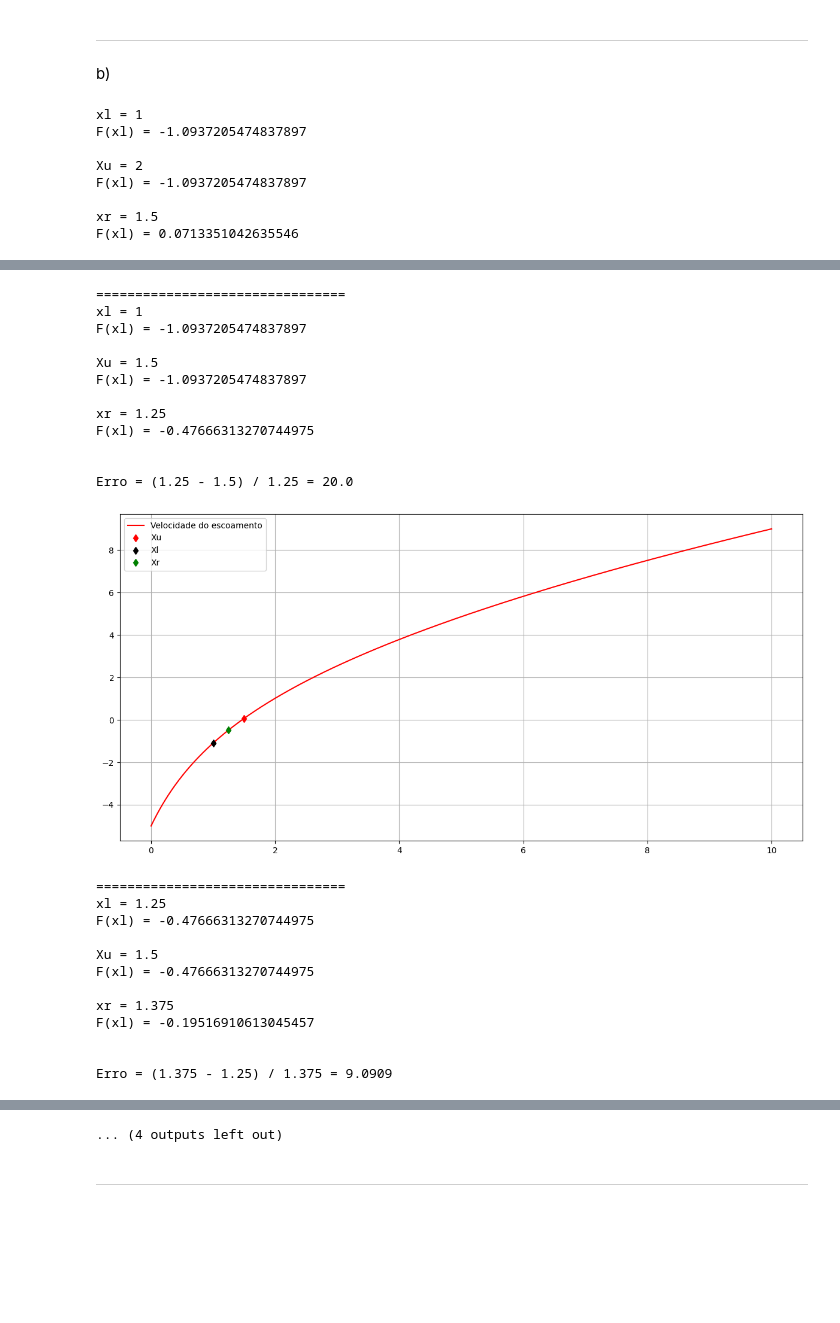
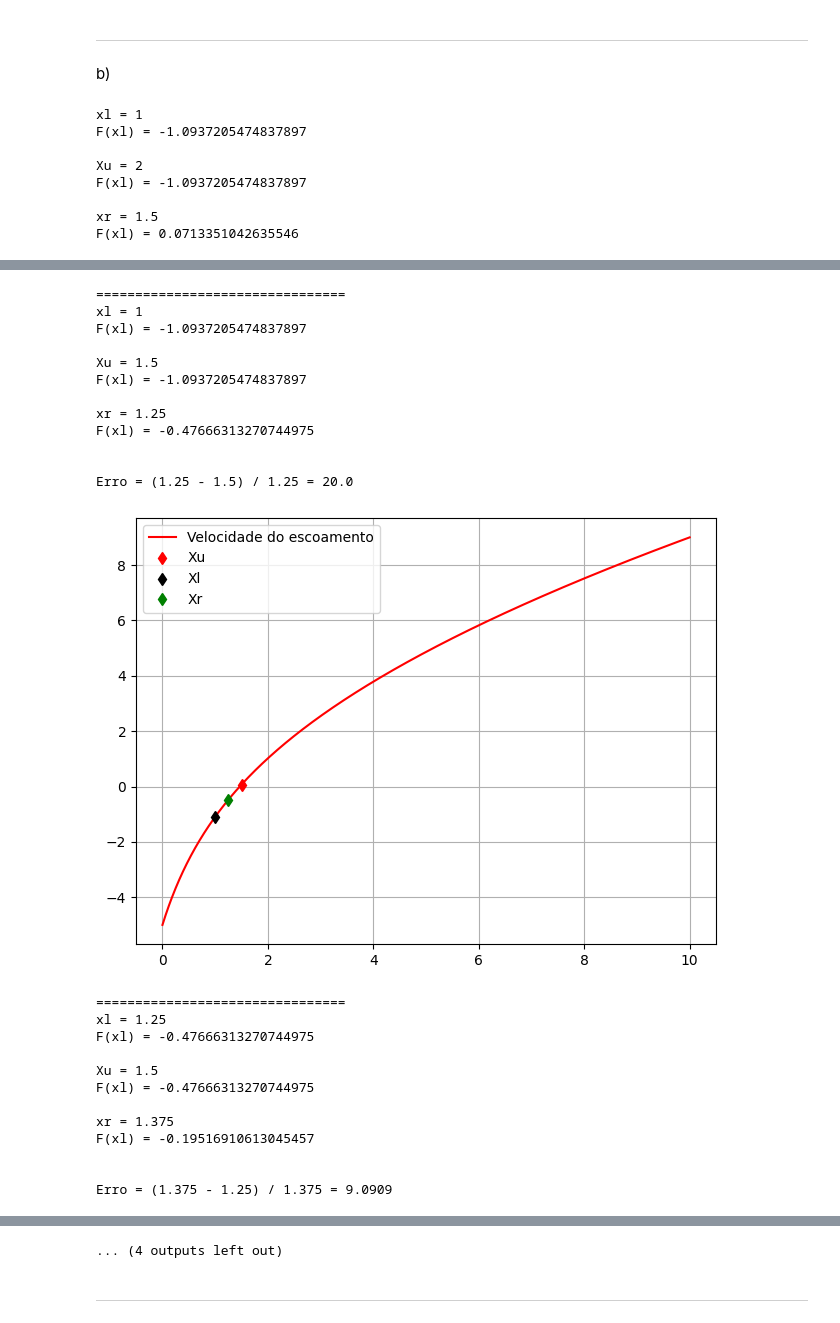
Before and after one commit to GabrielMPinho/Modelagem-Computacional, a Jupyter notebook: AC2/gabriel_manata_marcus_carvalho.ipynb, the cells around one changed output, grey strips where cells are left out. Drawn from its saved outputs; the diff is of its cells as text; code cells hidden in the pictures; blank space fills up the shorter version.

```diff
--- a/AC2/gabriel_manata_marcus_carvalho.ipynb
+++ b/AC2/gabriel_manata_marcus_carvalho.ipynb
@@ -137,7 +140,6 @@ def bissec(xl: int, xu: int):
         print(f"xl = {xl}\nF(xl) = {F(xl)}\n\nXu = {xu}\nF(xl) = {F(xl)}\n\nxr = {xr}\nF(xl) = {F(xr)}\n\n")
         print(f"Erro = ({xr} - {xr_antigo}) / {xr} = {erro}")
 
-        plt.figure(figsize=(12,6))
         plt.plot(pontosx, F(pontosx), "-r", label="Velocidade do escoamento")
         plt.plot(xu, F(xu), "rd", label="Xu")
         plt.plot(xl, F(xl), "kd", label="Xl")
@@ -147,34 +149,34 @@ def bissec(xl: int, xu: int):
         plt.legend()
         plt.show()
         plt.pause(2)
         print("================================")
     # ---------------------------------------------------
     return xr, erro
 
 bissec(1,2)
 # %% [output]
 xl = 1
 F(xl) = -1.0937205474837897
 
 Xu = 2
 F(xl) = -1.0937205474837897
 
 xr = 1.5
 F(xl) = 0.0713351042635546
 [figure]
 ================================
 xl = 1
 F(xl) = -1.0937205474837897
 
 Xu = 1.5
 F(xl) = -1.0937205474837897
 
 xr = 1.25
 F(xl) = -0.47666313270744975
 
 
 Erro = (1.25 - 1.5) / 1.25 = 20.0
-[figure, old version]
+[figure, new version]
 ================================
 xl = 1.25
 F(xl) = -0.47666313270744975
```
Also changed, not shown: parts of 3 cells of this notebook.
